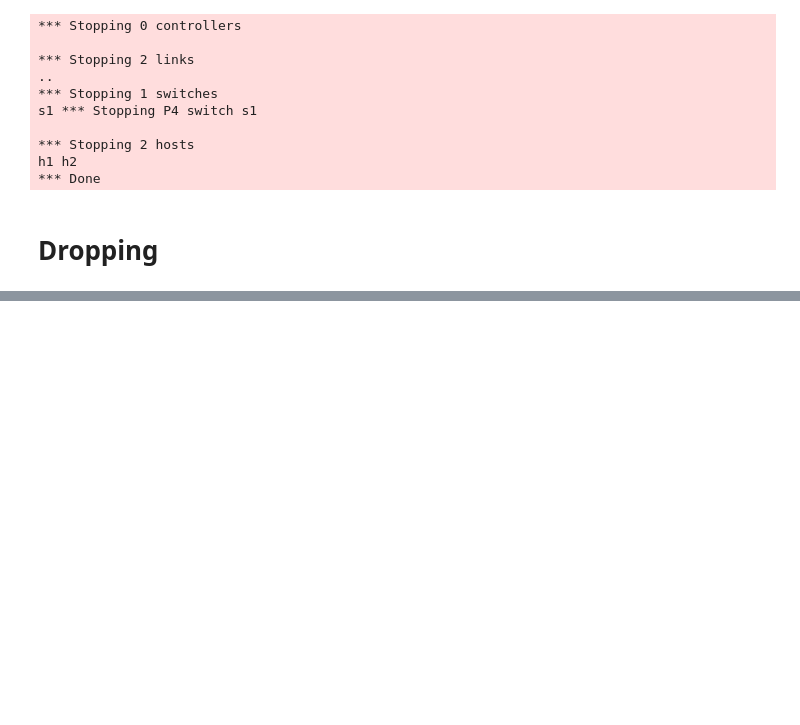
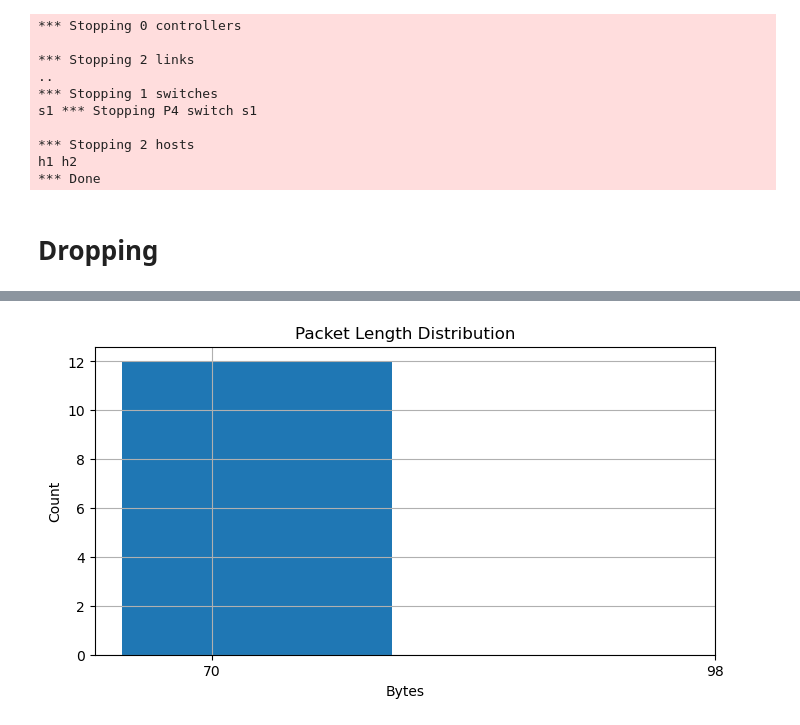
Before and after one commit to kngbq/NetPrompt, a Jupyter notebook: experimentations/Newrun.ipynb, the cells around one changed output, grey strips where cells are left out. Drawn from its saved outputs; the diff is of its cells as text; code cells hidden in the pictures; blank space fills up the shorter version.

```diff
--- a/experimentations/Newrun.ipynb
+++ b/experimentations/Newrun.ipynb
@@ -1892,0 +1435,10 @@ Saved to h2_capture.csv
+# %%
+plt.figure(figsize=(8, 4))
+df['length'].hist(bins=[65, 80, 95])
+plt.title('Packet Length Distribution')
+plt.xlabel('Bytes')
+plt.ylabel('Count')
+plt.xticks([70, 98])
+plt.show()
+# %% [output]
+[figure, added]
```
Also changed, not shown: parts of 31 cells of this notebook, 1 other file.
